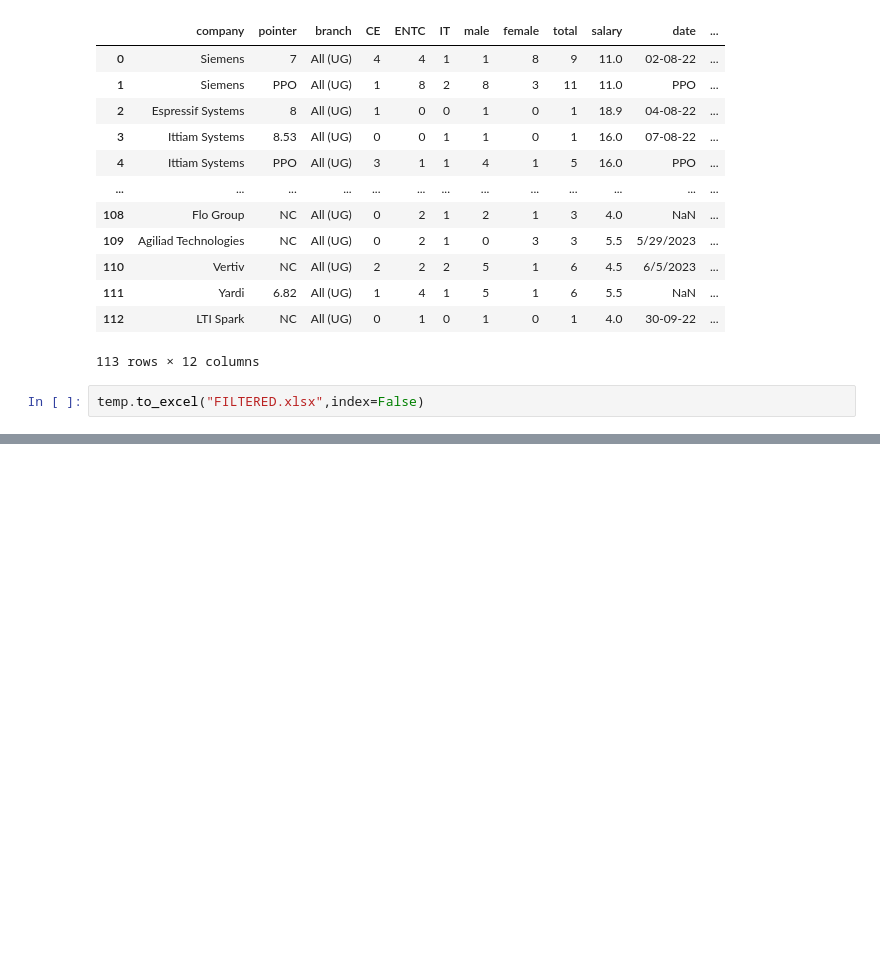
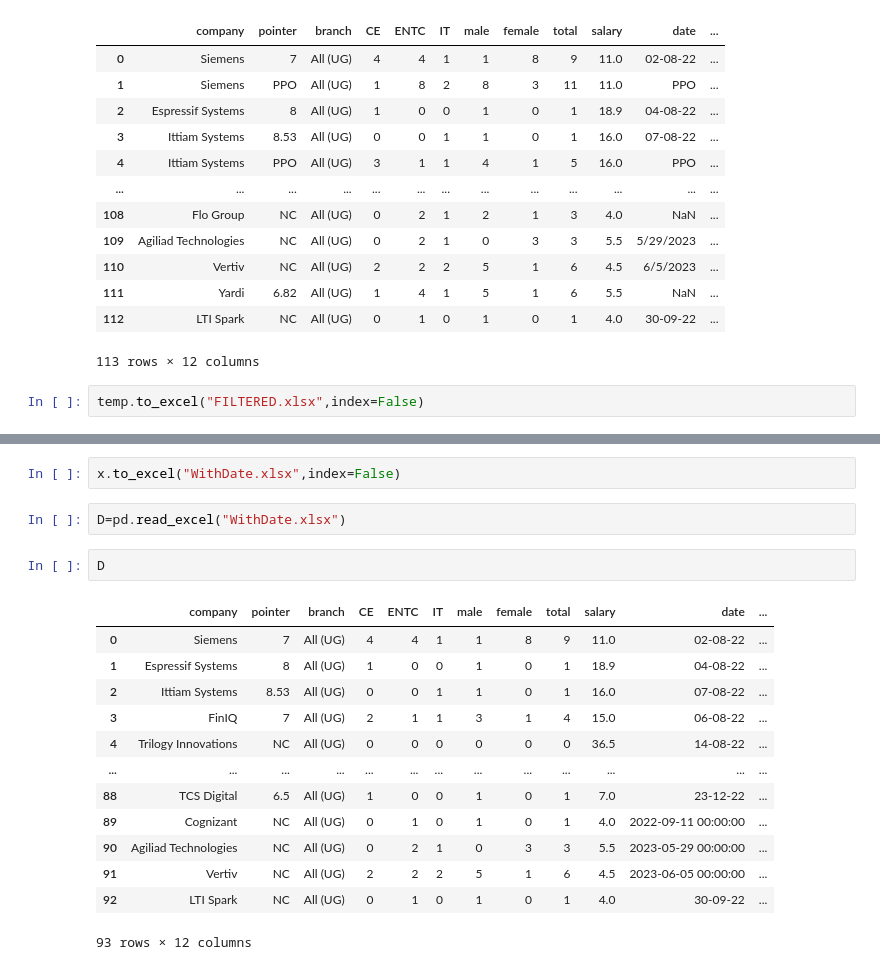
Before and after one commit to ShubhamSukum/Practice, a Jupyter notebook: Mining/reframing.ipynb, the cells around one changed output, grey strips where cells are left out. Drawn from its saved outputs; the diff is of its cells as text; blank space fills up the shorter version.

```diff
--- a/Mining/reframing.ipynb
+++ b/Mining/reframing.ipynb
@@ -474,0 +540,20 @@ temp.to_excel("FILTERED.xlsx",index=False)
+# %%
+x.to_excel("WithDate.xlsx",index=False)
+# %%
+D=pd.read_excel("WithDate.xlsx")
+# %%
+D
+# %% [output]
+|  | company | pointer | branch | CE | ENTC | IT | male | female | total | salary | date | ... |
+| 0 | Siemens | 7 | All (UG) | 4 | 4 | 1 | 1 | 8 | 9 | 11.0 | 02-08-22 | ... |
+| 1 | Espressif Systems | 8 | All (UG) | 1 | 0 | 0 | 1 | 0 | 1 | 18.9 | 04-08-22 | ... |
+| 2 | Ittiam Systems | 8.53 | All (UG) | 0 | 0 | 1 | 1 | 0 | 1 | 16.0 | 07-08-22 | ... |
+| 3 | FinIQ | 7 | All (UG) | 2 | 1 | 1 | 3 | 1 | 4 | 15.0 | 06-08-22 | ... |
+| 4 | Trilogy Innovations | NC | All (UG) | 0 | 0 | 0 | 0 | 0 | 0 | 36.5 | 14-08-22 | ... |
+| ... | ... | ... | ... | ... | ... | ... | ... | ... | ... | ... | ... | ... |
+| 88 | TCS Digital | 6.5 | All (UG) | 1 | 0 | 0 | 1 | 0 | 1 | 7.0 | 23-12-22 | ... |
+| 89 | Cognizant | NC | All (UG) | 0 | 1 | 0 | 1 | 0 | 1 | 4.0 | 2022-09-11 00:00:00 | ... |
+| 90 | Agiliad Technologies | NC | All (UG) | 0 | 2 | 1 | 0 | 3 | 3 | 5.5 | 2023-05-29 00:00:00 | ... |
+| 91 | Vertiv | NC | All (UG) | 2 | 2 | 2 | 5 | 1 | 6 | 4.5 | 2023-06-05 00:00:00 | ... |
+| 92 | LTI Spark | NC | All (UG) | 0 | 1 | 0 | 1 | 0 | 1 | 4.0 | 30-09-22 | ... |
+93 rows × 12 columns
```
Also changed, not shown: parts of 10 cells of this notebook, 3 other files.
